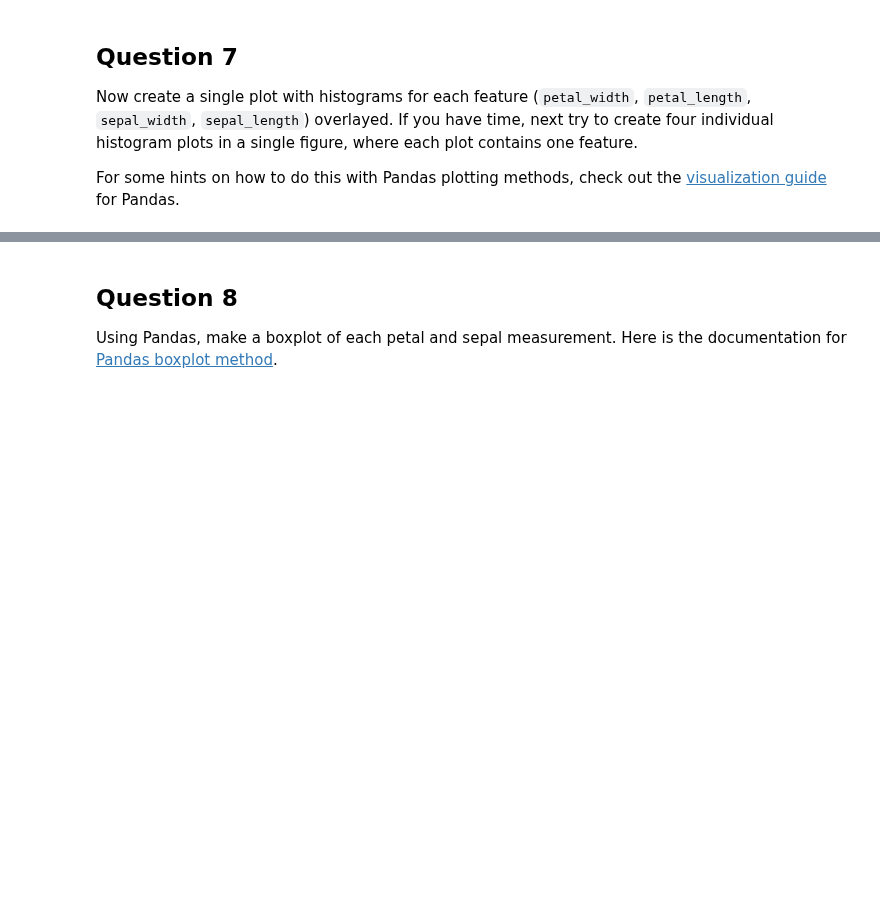
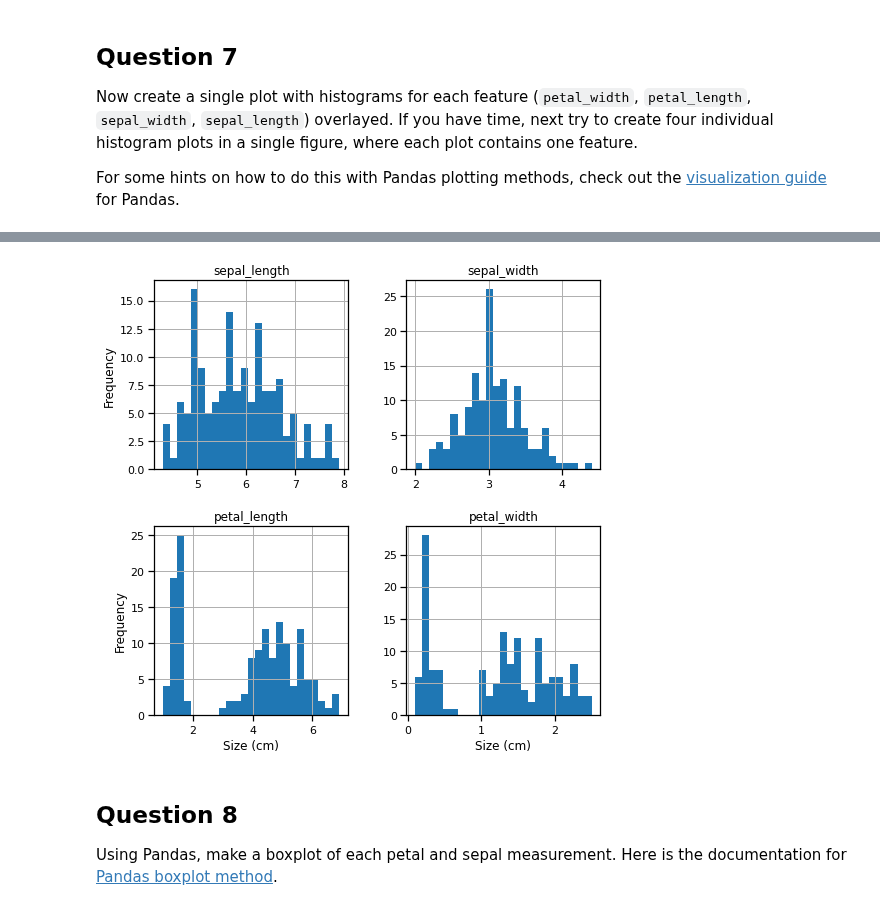
Before and after one commit to davestroud/Machine_Learning, a Jupyter notebook: 01c_LAB_EDA.ipynb, the cells around one changed output, grey strips where cells are left out. Saved outputs shown, nothing was run; the diff lists cells and outputs as text; code cells hidden in the pictures; blank space fills up the shorter version.

```diff
--- a/01c_LAB_EDA.ipynb
+++ b/01c_LAB_EDA.ipynb
@@ -167,15 +241,17 @@ ax.set_xlabel('Size (cm)');
 # %%
 # To create four separate plots, use Pandas `.hist` method
-axList = data.hist(bins=25)
+axList = data.hist(bins=25, figsize=(8,8))
 
 # Add some x- and y- labels to first column and last row
 for ax in axList.flatten():
     if ax.is_last_row():
         ax.set_xlabel('Size (cm)')
 
     if ax.is_first_col():
         ax.set_ylabel('Frequency')
 ### END SOLUTION
+# %% [output]
+[figure, added]
 # %% [markdown]
 ## Question 8
 
```
Also changed, not shown: parts of 18 cells of this notebook.
